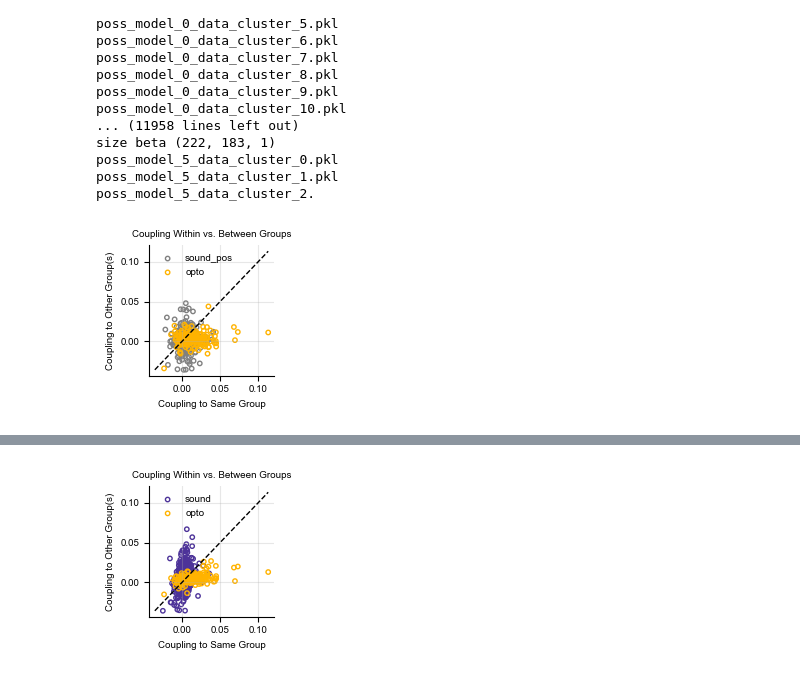
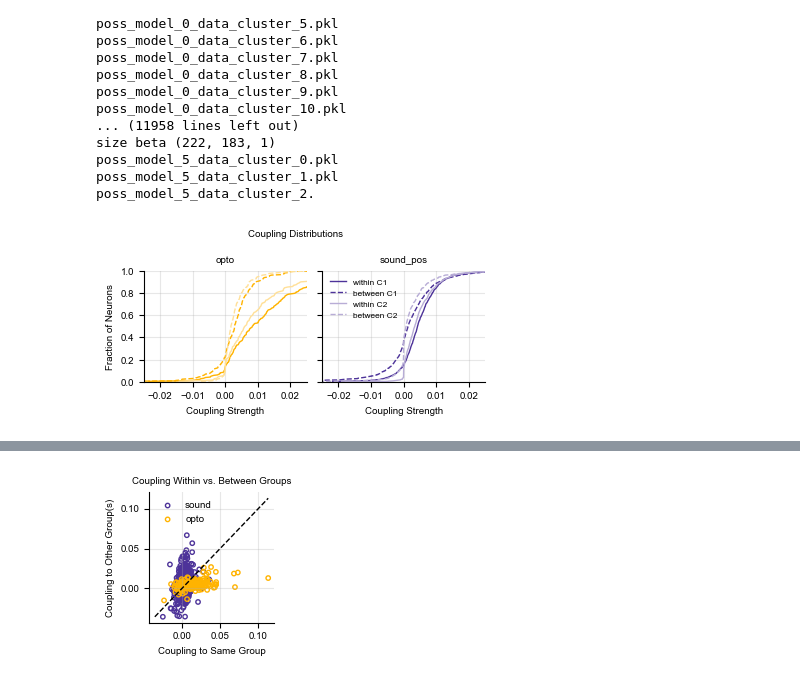
Before and after one commit to constanzabassi/GLM-analysis, a Jupyter notebook: notebooks/run_glm_encoding_analysis_all_neurons_coupling.ipynb, the cells around one changed output, grey strips where cells are left out. Saved outputs shown, nothing was run; the diff lists cells and outputs as text; code cells hidden in the pictures.

Commit message:
prelim analysis changes

```diff
--- a/notebooks/run_glm_encoding_analysis_all_neurons_coupling.ipynb
+++ b/notebooks/run_glm_encoding_analysis_all_neurons_coupling.ipynb
@@ -180,78 +180,87 @@ save_results = f'W:\Connie/results\Bassi2025\glm_coupling/all_neuron_coupling/'
 os.makedirs(save_results, exist_ok=True)
 
 #initialize classes
-plotter = plotterfun(data = None, save_results= save_results)
-stats = GeneralStats()  # instantiate it
-analysis_manager = analysisfun(data = None, plotter=plotter)
+# plotter = plotterfun(data = None, save_results= save_results)
+# stats = GeneralStats()  # instantiate it
+# analysis_manager = analysisfun(data = None, plotter=plotter)
 
 coupling_df = analysis_manager.wrapper_dataset_compute_within_between_coupling(results_pre,significant_neurons, mode = mode, groups_to_plot = ['sound_pos','opto'])
 coupling_df2 = analysis_manager.wrapper_dataset_compute_within_between_coupling(results_pre,significant_neurons, mode = mode, groups_to_plot = ['sound_neg','opto'])
 
 coupling_df3 = analysis_manager.wrapper_dataset_compute_within_between_coupling(results_pass,significant_neurons, mode = mode, groups_to_plot = ['sound_pos','opto'])
 coupling_df4 = analysis_manager.wrapper_dataset_compute_within_between_coupling(results_pass,significant_neurons, mode = mode, groups_to_plot = ['sound_neg','opto'])
 
 coupling_df5 = analysis_manager.wrapper_dataset_compute_within_between_coupling(results_pre,significant_neurons, mode = mode, groups_to_plot = ['sound','opto'])
 coupling_df6 = analysis_manager.wrapper_dataset_compute_within_between_coupling(results_pass,significant_neurons, mode = mode, groups_to_plot = ['sound','opto'])
 
-plotter.plot_within_between_scatter(
-    coupling_df,
-    group_colors=plotter.group_colors,
-    title='Coupling Within vs. Between Groups',
-    figsize=(2.0, 2.0),
-    save_path=None, #f'{save_results}scatter_opto_vs_sound_coupling_{mode}_{context}.pdf', #'pooled_opto_vs_sound_coupling.pdf'
-    mode = mode
-)
+# plotter.plot_within_between_scatter(
+#     coupling_df,
+#     group_colors=plotter.group_colors,
+#     title='Coupling Within vs. Between Groups',
+#     figsize=(2.0, 2.0),
+#     save_path=None, #f'{save_results}scatter_opto_vs_sound_coupling_{mode}_{context}.pdf', #'pooled_opto_vs_sound_coupling.pdf'
+#     mode = mode
+# )
 
-plotter.plot_within_between_scatter(
-    coupling_df2,
-    group_colors=plotter.group_colors,
-    title='Coupling Within vs. Between Groups',
-    figsize=(2.0, 2.0),
-    save_path=None, #f'{save_results}scatter_opto_vs_sound_coupling_{mode}_{context}.pdf', #'pooled_opto_vs_sound_coupling.pdf'
-    mode = mode
-)
+# plotter.plot_within_between_scatter(
+#     coupling_df2,
+#     group_colors=plotter.group_colors,
+#     title='Coupling Within vs. Between Groups',
+#     figsize=(2.0, 2.0),
+#     save_path=None, #f'{save_results}scatter_opto_vs_sound_coupling_{mode}_{context}.pdf', #'pooled_opto_vs_sound_coupling.pdf'
+#     mode = mode
+# )
 
-plotter.plot_within_between_scatter(
-    coupling_df3,
-    group_colors=plotter.group_colors,
-    title='Coupling Within vs. Between Groups',
-    figsize=(2.0, 2.0),
-    save_path=None, #f'{save_results}scatter_opto_vs_sound_coupling_{mode}_{context}.pdf', #'pooled_opto_vs_sound_coupling.pdf'
-    mode = mode
-)
+# plotter.plot_within_between_scatter(
+#     coupling_df3,
+#     group_colors=plotter.group_colors,
+#     title='Coupling Within vs. Between Groups',
+#     figsize=(2.0, 2.0),
+#     save_path=None, #f'{save_results}scatter_opto_vs_sound_coupling_{mode}_{context}.pdf', #'pooled_opto_vs_sound_coupling.pdf'
+#     mode = mode
+# )
 
-plotter.plot_within_between_scatter(
-    coupling_df4,
-    group_colors=plotter.group_colors,
-    title='Coupling Within vs. Between Groups',
-    figsize=(2.0, 2.0),
-    save_path=None, #f'{save_results}scatter_opto_vs_sound_coupling_{mode}_{context}.pdf', #'pooled_opto_vs_sound_coupling.pdf'
-    mode = mode
-)
+# plotter.plot_within_between_scatter(
+#     coupling_df4,
+#     group_colors=plotter.group_colors,
+#     title='Coupling Within vs. Between Groups',
+#     figsize=(2.0, 2.0),
+#     save_path=None, #f'{save_results}scatter_opto_vs_sound_coupling_{mode}_{context}.pdf', #'pooled_opto_vs_sound_coupling.pdf'
+#     mode = mode
+# )
 
 # groups_to_plot = ['sound','opto']
 # group_string = "_".join(groups_to_plot)
 plotter.plot_within_between_cdf_two_contexts(coupling_df, coupling_df3, group_colors=plotter.group_colors,
                                                title='Coupling Distributions',
-                                               figsize=(2,2), save_path=None, #f'{save_results}cdf_{group_string}_coupling_{mode}.pdf',
-                                               mode='mean', x_ylim=(-.05,0.1))
+                                               figsize=(2,2), save_path=f'{save_results}cdf_sound_pos_opto_coupling_{mode}.pdf',
+                                               mode='mean', x_ylim=(-.025,0.025))
 
 plotter.plot_within_between_cdf_two_contexts(coupling_df2, coupling_df4, group_colors=plotter.group_colors,
                                                title='Coupling Distributions',
-                                               figsize=(2,2), save_path=None, #f'{save_results}cdf_{group_string}_coupling_{mode}.pdf',
-                                               mode='mean', x_ylim=(-.05,0.1))
+                                               figsize=(2,2), save_path=f'{save_results}cdf_sound_neg_opto_coupling_{mode}.pdf',
+                                               mode='mean', x_ylim=(-.025,0.025))
 
 plotter.plot_within_between_cdf_two_contexts(coupling_df5, coupling_df6, group_colors=plotter.group_colors,
                                                title='Coupling Distributions',
-                                               figsize=(2,2), save_path=None, #f'{save_results}cdf_{group_string}_coupling_{mode}.pdf',
-                                               mode='mean', x_ylim=(-.05,0.1))
+                                               figsize=(1.7,2), save_path=f'{save_results}cdf_sound_opto_coupling_{mode}.pdf',
+                                               mode='mean', x_ylim=(-.025,0.025))
+
+summary = plotter.plot_group_coupling_differences(coupling_df5, mode= 'mean_abs', paired=True, ylim =(-.03,0.04), figure_size=(1.5,1.5),
+                                        group_order = ['Sound','Opto'],group_colors= plotter.group_colors, plot_type='box',width = 0.3, showfliers=False,
+                                        save_path = f'{save_results}coupling_selectivity_boxplot_mean_abs_pre.pdf')
+
+summary = plotter.plot_group_coupling_differences(coupling_df6, mode= 'mean_abs', paired=True, ylim =(-.03,0.04), figure_size=(1.5,1.5),
+                                        group_order = ['Sound','Opto'],group_colors= plotter.group_colors, plot_type='box',width = 0.3, showfliers=False,
+                                        save_path = f'{save_results}coupling_selectivity_boxplot_mean_abs_passive.pdf')
+
 plotter.plot_within_between_scatter(
     coupling_df5,
     group_colors=plotter.group_colors,
     title='Coupling Within vs. Between Groups',
     figsize=(2.0, 2.0),
     save_path=None, #f'{save_results}scatter_opto_vs_sound_coupling_{mode}_{context}.pdf', #'pooled_opto_vs_sound_coupling.pdf'
     mode = mode
 )
 # %% [output]
-[figure, old version]
+[figure, new version]
```
Also changed, not shown: parts of 4 cells of this notebook, 2 other files.
